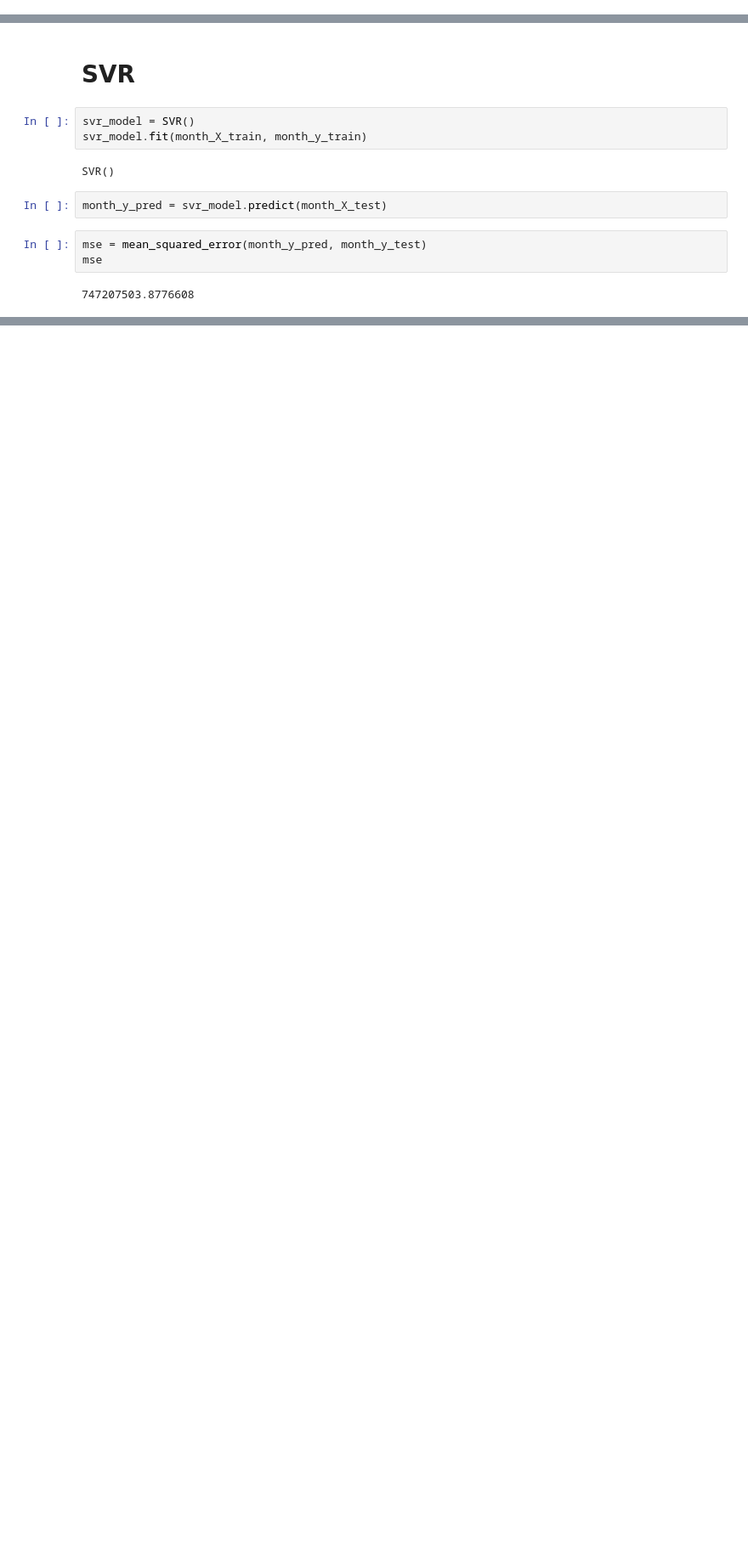
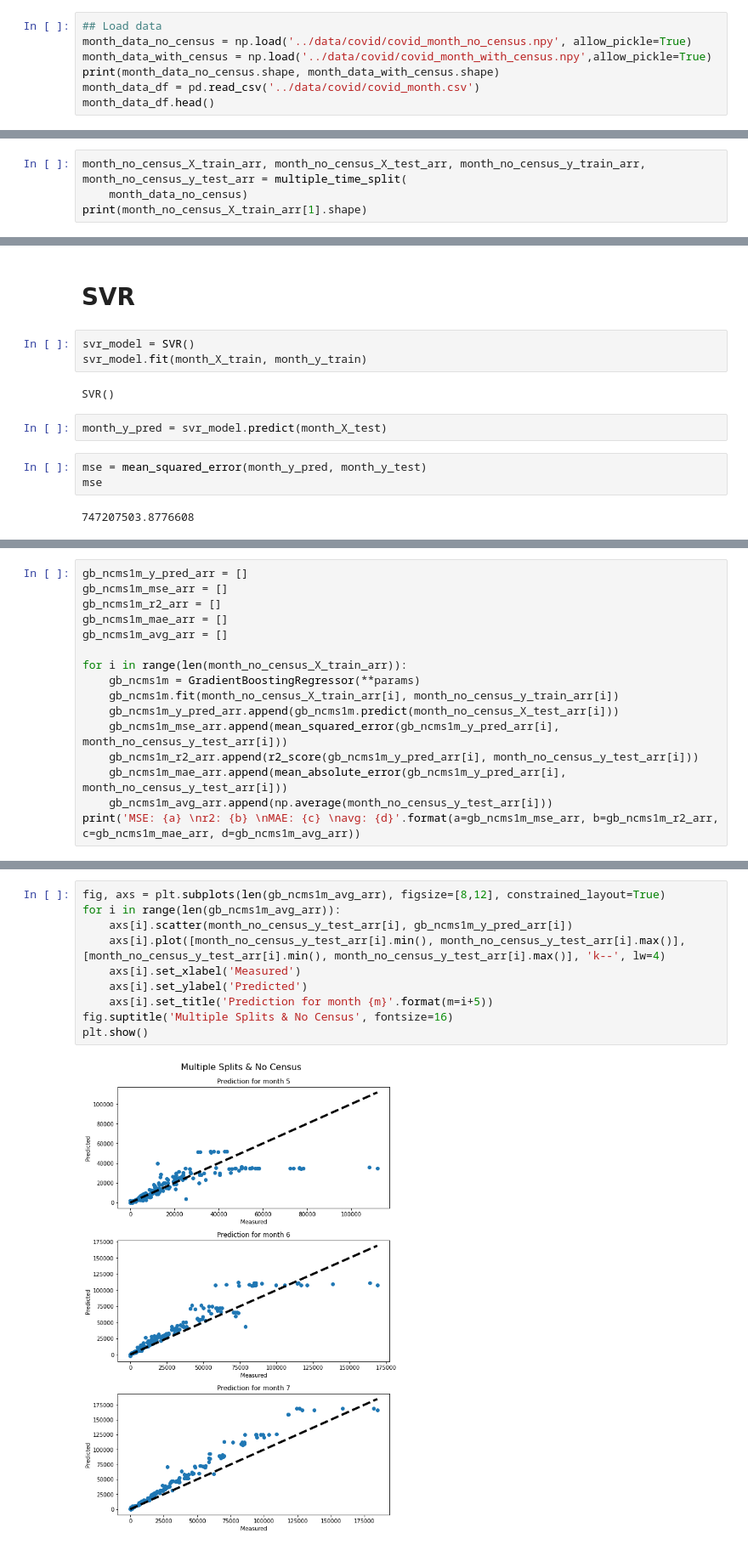
Before and after one commit to kaushiktandon/COVID-19-LA-Neighborhood-Case-Prediction, a Jupyter notebook: code/model_training.ipynb, the cells around one changed output, grey strips where cells are left out. Shown at 85% size. Saved outputs shown, nothing was run; the diff lists cells and outputs as text; blank space fills up the shorter version.

```diff
--- a/code/model_training.ipynb
+++ b/code/model_training.ipynb
@@ -34,0 +11,7 @@ month_X_train, month_X_test, month_y_train, month_y_test = train_test_split(
+# %%
+## Load data
+month_data_no_census = np.load('../data/covid/covid_month_no_census.npy', allow_pickle=True)
+month_data_with_census = np.load('../data/covid/covid_month_with_census.npy',allow_pickle=True)
+print(month_data_no_census.shape, month_data_with_census.shape)
+month_data_df = pd.read_csv('../data/covid/covid_month.csv')
+month_data_df.head()
@@ -34,0 +101,4 @@ month_X_train, month_X_test, month_y_train, month_y_test = train_test_split(
+# %%
+month_no_census_X_train_arr, month_no_census_X_test_arr, month_no_census_y_train_arr, month_no_census_y_test_arr = multiple_time_split(
+    month_data_no_census)
+print(month_no_census_X_train_arr[1].shape)
@@ -61,0 +234,16 @@ mse
+# %%
+gb_ncms1m_y_pred_arr = []
+gb_ncms1m_mse_arr = []
+gb_ncms1m_r2_arr = []
+gb_ncms1m_mae_arr = []
+gb_ncms1m_avg_arr = []
+
+for i in range(len(month_no_census_X_train_arr)):
+    gb_ncms1m = GradientBoostingRegressor(**params)
+    gb_ncms1m.fit(month_no_census_X_train_arr[i], month_no_census_y_train_arr[i])
+    gb_ncms1m_y_pred_arr.append(gb_ncms1m.predict(month_no_census_X_test_arr[i]))
+    gb_ncms1m_mse_arr.append(mean_squared_error(gb_ncms1m_y_pred_arr[i], month_no_census_y_test_arr[i]))
+    gb_ncms1m_r2_arr.append(r2_score(gb_ncms1m_y_pred_arr[i], month_no_census_y_test_arr[i]))
+    gb_ncms1m_mae_arr.append(mean_absolute_error(gb_ncms1m_y_pred_arr[i], month_no_census_y_test_arr[i]))
+    gb_ncms1m_avg_arr.append(np.average(month_no_census_y_test_arr[i]))
+print('MSE: {a} \nr2: {b} \nMAE: {c} \navg: {d}'.format(a=gb_ncms1m_mse_arr, b=gb_ncms1m_r2_arr, c=gb_ncms1m_mae_arr, d=gb_ncms1m_avg_arr))
@@ -61,0 +255,12 @@ mse
+# %%
+fig, axs = plt.subplots(len(gb_ncms1m_avg_arr), figsize=[8,12], constrained_layout=True)
+for i in range(len(gb_ncms1m_avg_arr)):
+    axs[i].scatter(month_no_census_y_test_arr[i], gb_ncms1m_y_pred_arr[i])
+    axs[i].plot([month_no_census_y_test_arr[i].min(), month_no_census_y_test_arr[i].max()], [month_no_census_y_test_arr[i].min(), month_no_census_y_test_arr[i].max()], 'k--', lw=4)
+    axs[i].set_xlabel('Measured')
+    axs[i].set_ylabel('Predicted')
+    axs[i].set_title('Prediction for month {m}'.format(m=i+5))
+fig.suptitle('Multiple Splits & No Census', fontsize=16)
+plt.show()
+# %% [output]
+[figure, added]
```
Also changed, not shown: parts of 36 cells of this notebook, 12 other files.
